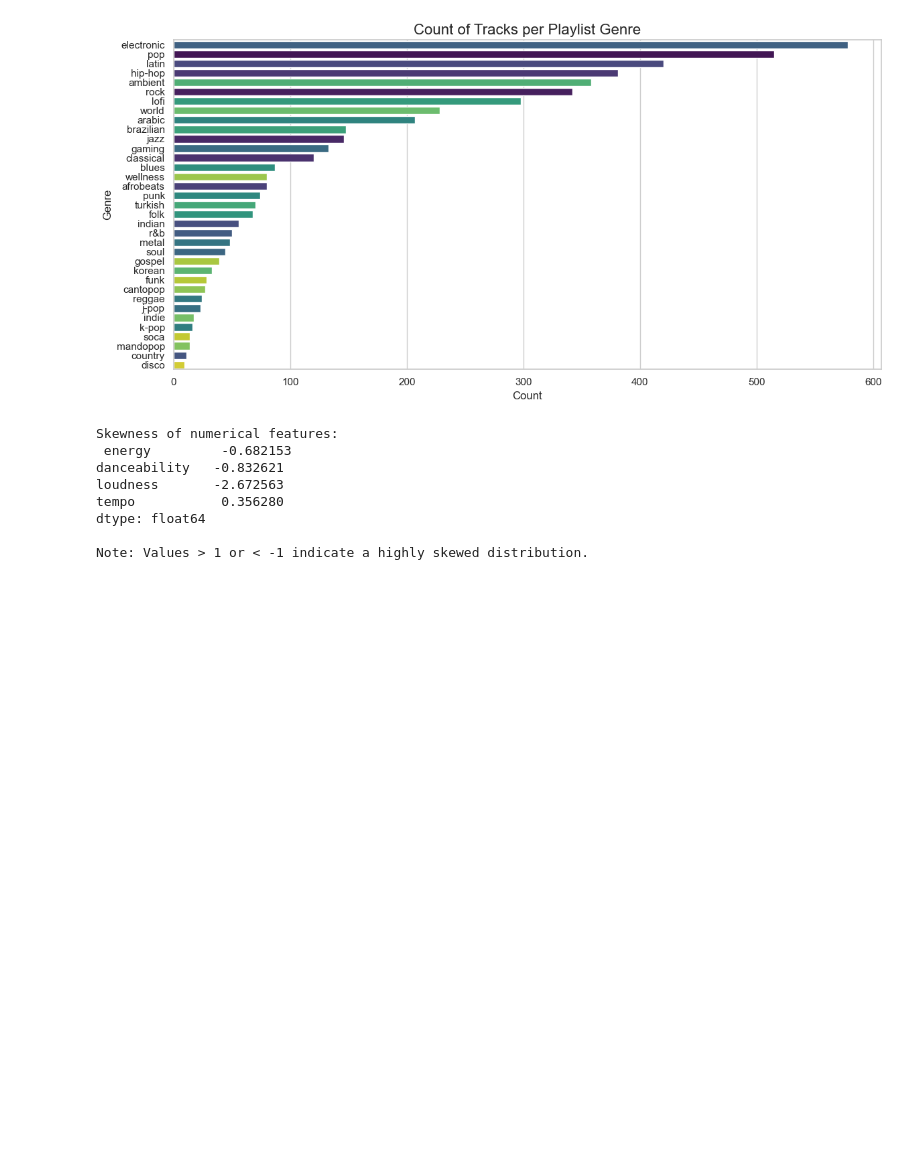
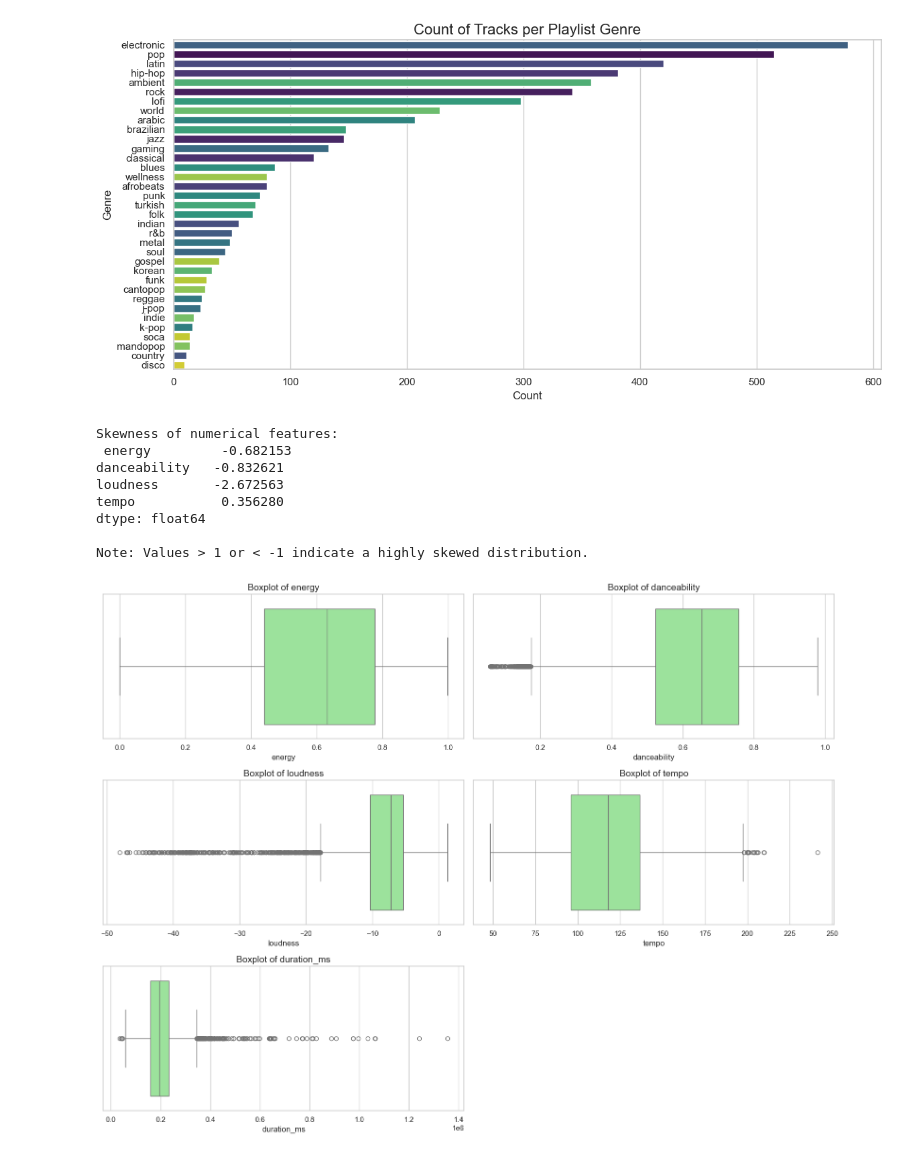
Before and after one commit to LeanderSam/Music-Analysis, a Jupyter notebook: code_files/EDA.ipynb, the cells around one changed output. Saved outputs shown, nothing was run; the diff lists cells and outputs as text; code cells hidden in the pictures; blank space fills up the shorter version.

Commit message:
Boxplots

```diff
--- a/code_files/EDA.ipynb
+++ b/code_files/EDA.ipynb
@@ -195,3 +195,22 @@ tempo           0.356280
 dtype: float64
 
 Note: Values > 1 or < -1 indicate a highly skewed distribution.
+# %%
+# Set aesthetics for plots
+sns.set_theme(style="whitegrid")
+
+# Define numerical features for outlier detection (including tempo and duration_ms)
+outlier_features = ['energy', 'danceability', 'loudness', 'tempo', 'duration_ms']
+
+# Plot boxplots to visualize outliers
+plt.figure(figsize=(16, 12))
+for i, feature in enumerate(outlier_features, 1):
+    plt.subplot(3, 2, i)
+    sns.boxplot(x=df[feature], color='lightgreen')
+    plt.title(f'Boxplot of {feature}', fontsize=14)
+    plt.xlabel(feature, fontsize=12)
+
+plt.tight_layout()
+plt.show()
+# %% [output]
+[figure, added]
```
